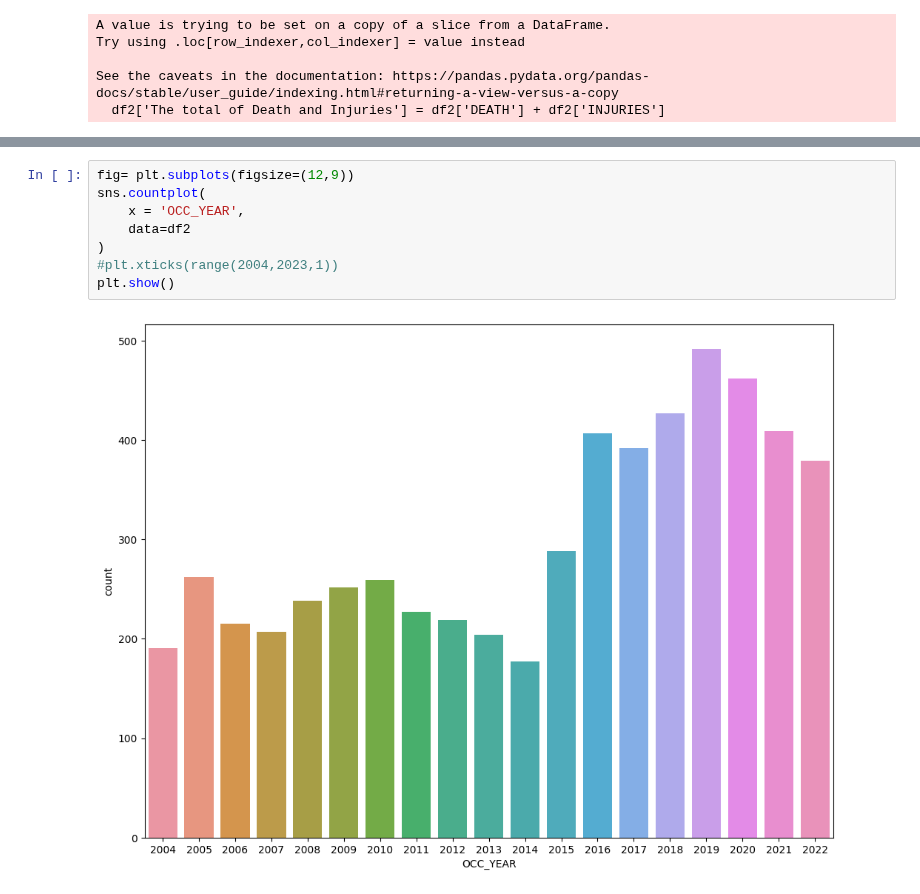
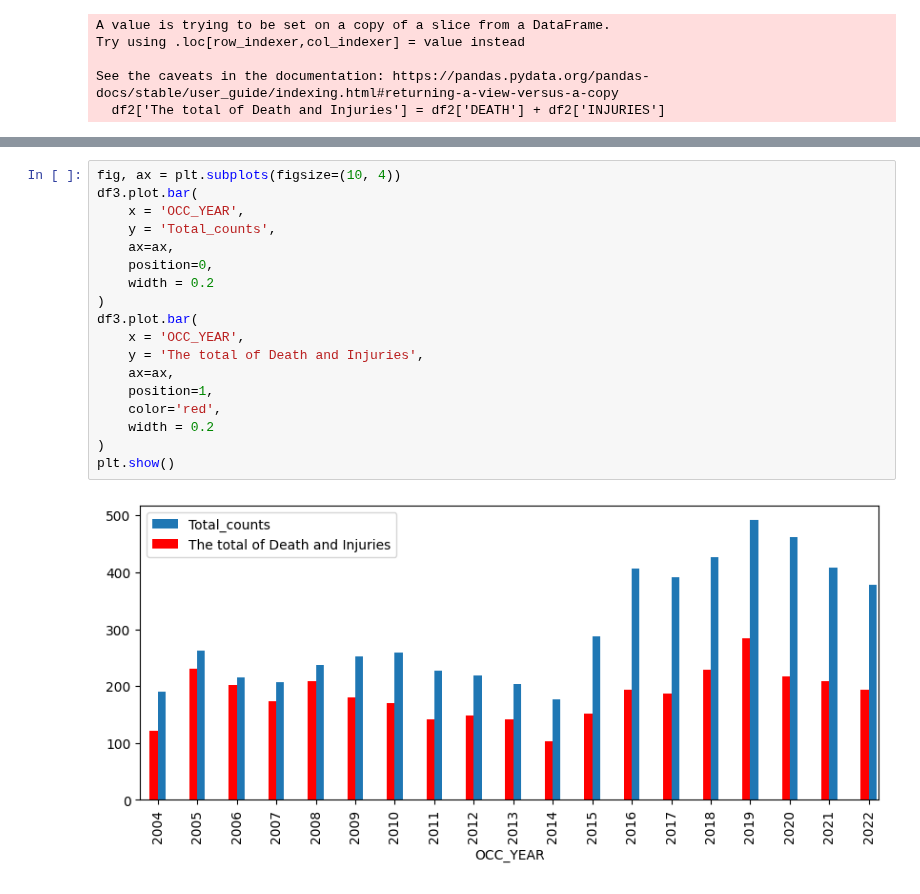
Before and after one commit to ChuHongHeMike/schulich_data_science_he55, a Jupyter notebook: AI/P1.ipynb, the cells around one changed output, grey strips where cells are left out. Cells and saved outputs as stored; diff of their text form.

```diff
--- a/AI/P1.ipynb
+++ b/AI/P1.ipynb
@@ -51,16 +52,26 @@ df3.merge(df2.groupby('OCC_YEAR')['The total of Death and Injuries'].agg('sum').
 | 16 | 2020 | 462 | 217 |
 | 17 | 2021 | 409 | 209 |
 | 18 | 2022 | 379 | 194 |
-# %%
-fig= plt.subplots(figsize=(12,9))
-sns.countplot(
-    x = 'OCC_YEAR',
-    data=df2
-)
-#plt.xticks(range(2004,2023,1))
-plt.show()
-# %% [output]
-[figure, removed]
+# %%
+fig, ax = plt.subplots(figsize=(10, 4))
+df3.plot.bar(
+    x = 'OCC_YEAR',
+    y = 'Total_counts',
+    ax=ax,
+    position=0,
+    width = 0.2
+)
+df3.plot.bar(
+    x = 'OCC_YEAR',
+    y = 'The total of Death and Injuries',
+    ax=ax,
+    position=1,
+    color='red',
+    width = 0.2
+)
+plt.show()
+# %% [output]
+[figure, added]
 # %%
 death_count = df.groupby('OCC_YEAR')['DEATH'].sum().head(20)
 #print(death_count)
```
Also changed, not shown: parts of 2 cells of this notebook.
